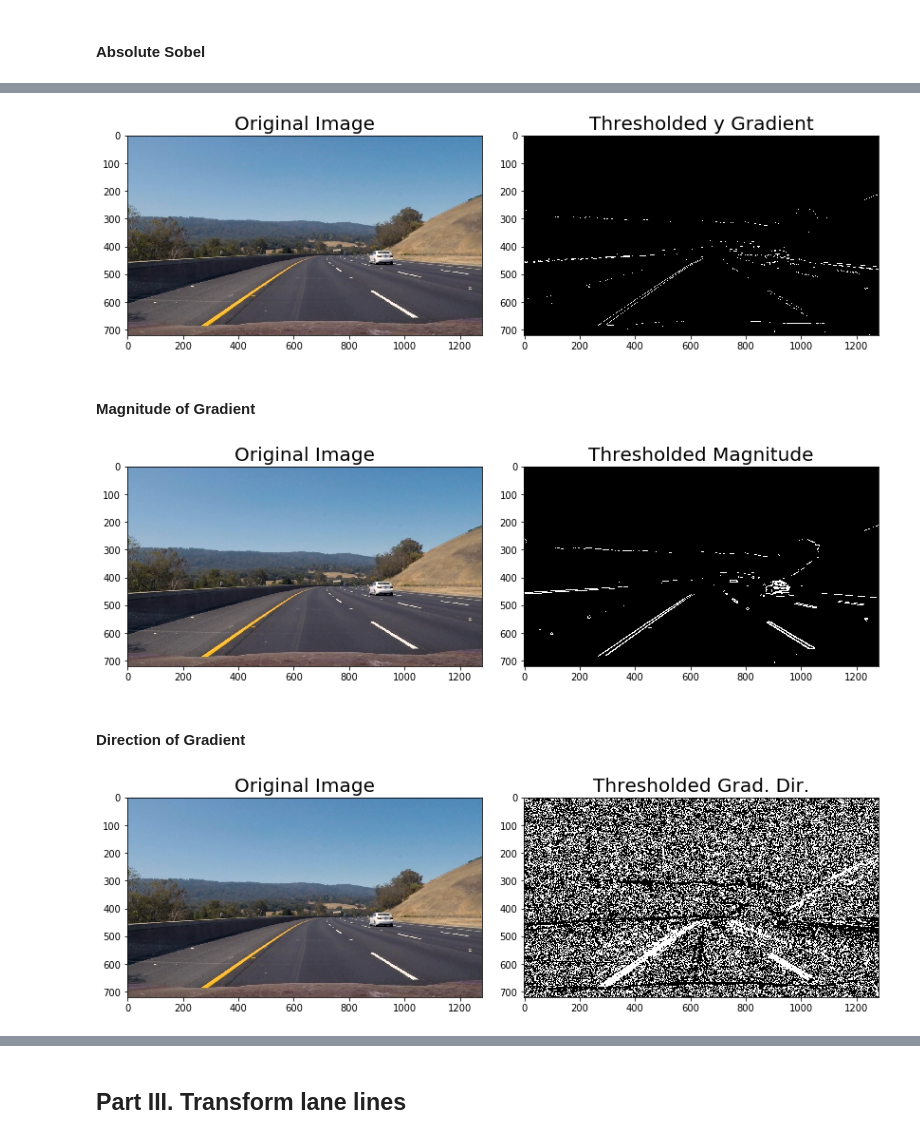
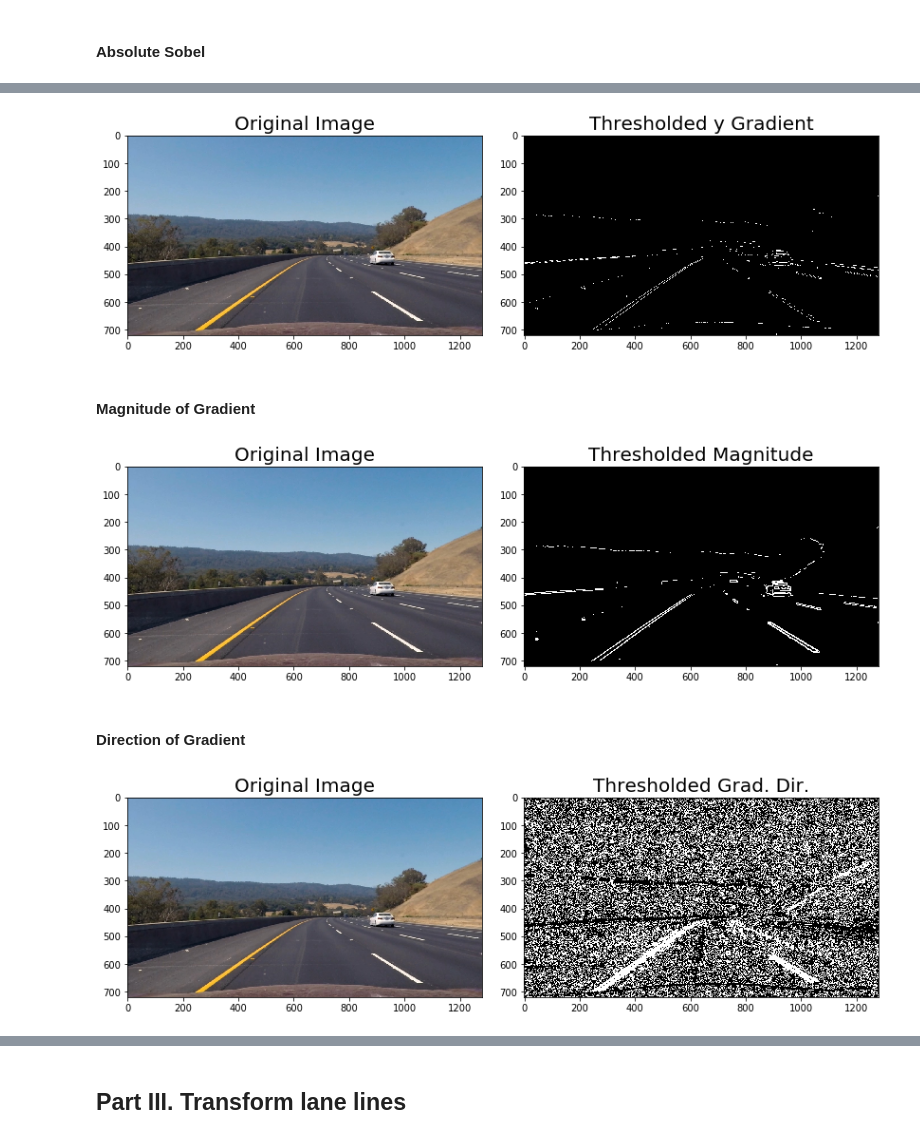
Before and after one commit to x48zhu/udacity_self_driving, a Jupyter notebook: CarND-Advanced-Lane-Lines/advanced_lane_detection.ipynb, the cells around one changed output, grey strips where cells are left out. Cells and saved outputs as stored; diff of their text form; code cells hidden in the pictures.

```diff
--- a/CarND-Advanced-Lane-Lines/advanced_lane_detection.ipynb
+++ b/CarND-Advanced-Lane-Lines/advanced_lane_detection.ipynb
@@ -90,15 +90,15 @@ plt.subplots_adjust(left=0., right=1, top=0.9, bottom=0.)
 # %%
-grad_binary = abs_sobel_thresh(image, orient='y',sobel_kernel=3, thresh=(70, 130))
+grad_binary = abs_sobel_thresh(img, orient='y',sobel_kernel=3, thresh=(70, 130))
 # Plot the result
 f, (ax1, ax2) = plt.subplots(1, 2, figsize=(11, 5))
 f.tight_layout()
-ax1.imshow(image)
+ax1.imshow(img)
 ax1.set_title('Original Image', fontsize=20)
 ax2.imshow(grad_binary, cmap='gray')
 ax2.set_title('Thresholded y Gradient', fontsize=20)
 plt.subplots_adjust(left=0., right=1, top=0.9, bottom=0.)
 # %% [output]
-[figure, old version]
+[figure, new version]
 # %% [markdown]
 #### Magnitude of Gradient
 # %%
@@ -114,17 +114,17 @@ def mag_thresh(image, sobel_kernel=3, mag_thresh=(0, 255)):
     binary_output[(gradmag >= mag_thresh[0]) & (gradmag <= mag_thresh[1])] = 1
     return binary_output
 # %%
-mag_binary = mag_thresh(image, sobel_kernel=15, mag_thresh=(80, 255))
+mag_binary = mag_thresh(img, sobel_kernel=15, mag_thresh=(80, 255))
 # Plot the result
 f, (ax1, ax2) = plt.subplots(1, 2, figsize=(11, 5))
 f.tight_layout()
-ax1.imshow(image)
+ax1.imshow(img)
 ax1.set_title('Original Image', fontsize=20)
 ax2.imshow(mag_binary, cmap='gray')
 ax2.set_title('Thresholded Magnitude', fontsize=20)
 plt.subplots_adjust(left=0., right=1, top=0.9, bottom=0.)
 # %% [output]
-[figure, old version]
+[figure, new version]
 # %% [markdown]
 #### Direction of Gradient
 # %%
@@ -140,17 +140,17 @@ def dir_threshold(image, sobel_kernel=3, thresh=(0, np.pi/2)):
     binary_output[(absgradient >= thresh[0]) & (absgradient <= thresh[1])] = 1
     return binary_output
 # %%
-dir_binary = dir_threshold(image, sobel_kernel=15, thresh=(0.7, 1.3))
+dir_binary = dir_threshold(img, sobel_kernel=15, thresh=(0.7, 1.3))
 # Plot the result
 f, (ax1, ax2) = plt.subplots(1, 2, figsize=(11, 5))
 f.tight_layout()
-ax1.imshow(image)
+ax1.imshow(img)
 ax1.set_title('Original Image', fontsize=20)
 ax2.imshow(dir_binary, cmap='gray')
 ax2.set_title('Thresholded Grad. Dir.', fontsize=20)
 plt.subplots_adjust(left=0., right=1, top=0.9, bottom=0.)
 # %% [output]
-[figure, old version]
+[figure, new version]
 # %%
 def hls_select(image, thresh=(0, 255)):
     hls = cv2.cvtColor(image, cv2.COLOR_RGB2HLS)
```
Also changed, not shown: parts of 10 cells of this notebook, 8 other files.
